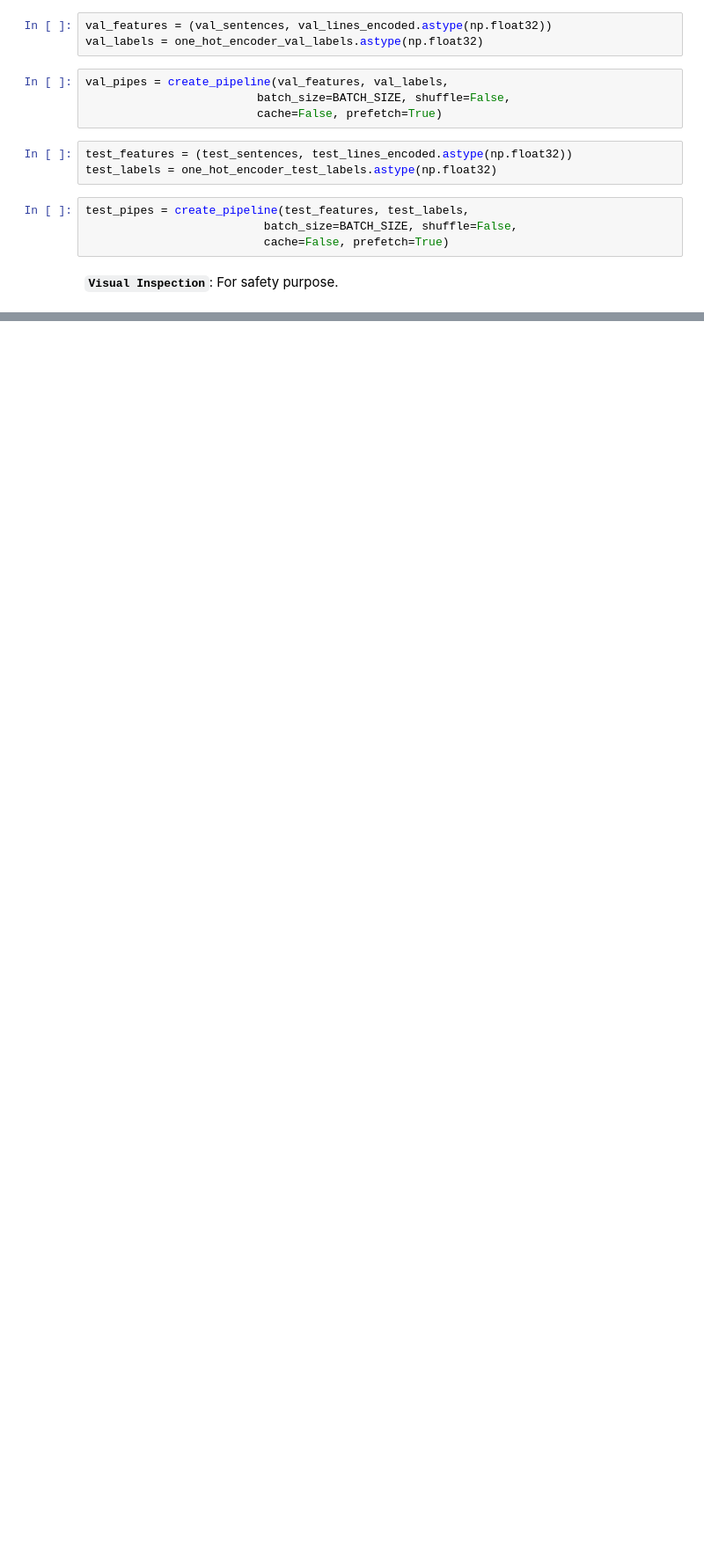
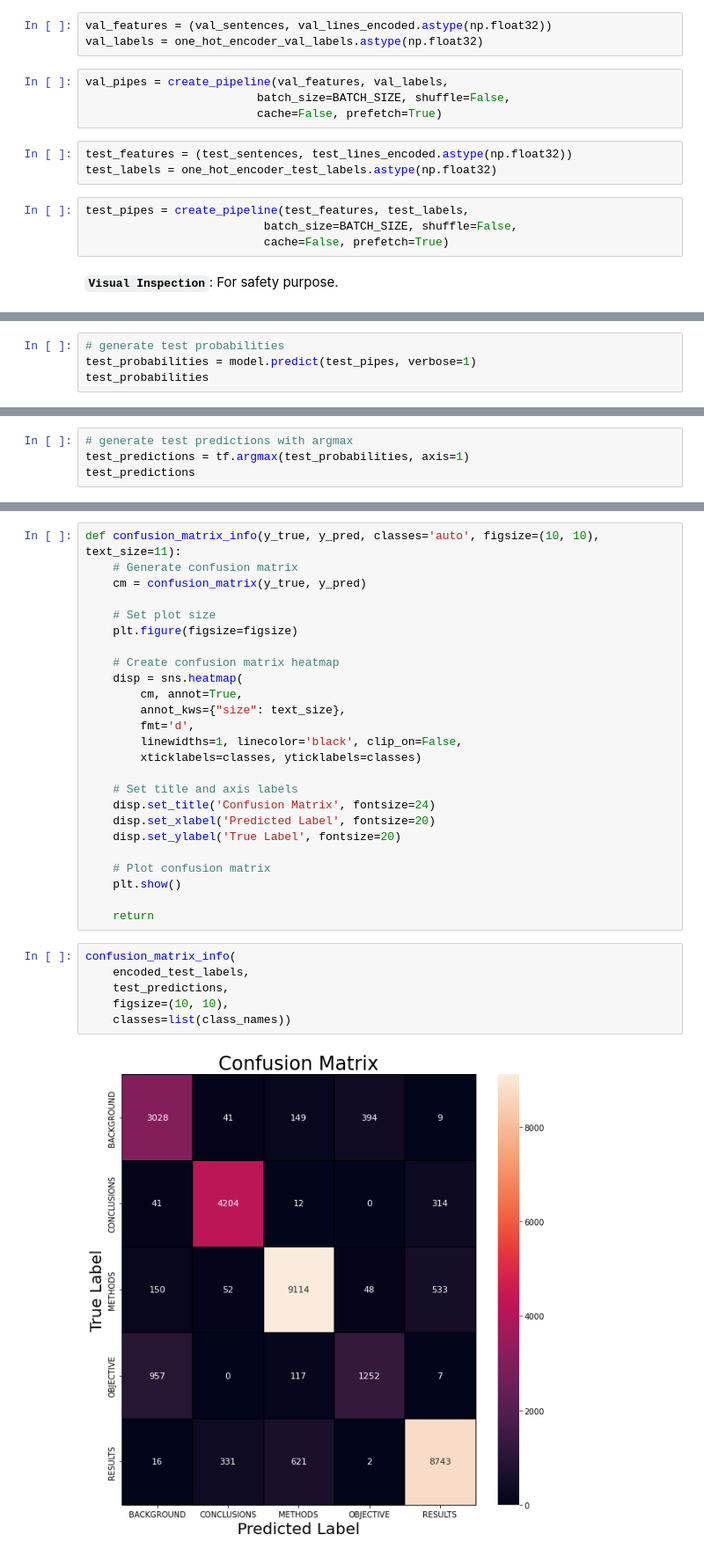
Before and after one commit to nocdoggo/PubMed_Seg_Fine_Tuning, a Jupyter notebook: 01_Data_Loader_Cleanser.ipynb, the cells around one changed output, grey strips where cells are left out. Shown: that part at 88% size. Cells and saved outputs as stored; diff of their text form; blank space fills up the shorter version.

```diff
--- a/01_Data_Loader_Cleanser.ipynb
+++ b/01_Data_Loader_Cleanser.ipynb
@@ -1036,0 +1177,4 @@ model_history = train_model(
+# %%
+# generate test probabilities
+test_probabilities = model.predict(test_pipes, verbose=1)
+test_probabilities
@@ -1036,0 +1200,4 @@ model_history = train_model(
+# %%
+# generate test predictions with argmax
+test_predictions = tf.argmax(test_probabilities, axis=1)
+test_predictions
@@ -1036,0 +1428,33 @@ model_history = train_model(
+# %%
+def confusion_matrix_info(y_true, y_pred, classes='auto', figsize=(10, 10), text_size=11):
+    # Generate confusion matrix
+    cm = confusion_matrix(y_true, y_pred)
+
+    # Set plot size
+    plt.figure(figsize=figsize)
+
+    # Create confusion matrix heatmap
+    disp = sns.heatmap(
+        cm, annot=True,
+        annot_kws={"size": text_size},
+        fmt='d',
+        linewidths=1, linecolor='black', clip_on=False,
+        xticklabels=classes, yticklabels=classes)
+
+    # Set title and axis labels
+    disp.set_title('Confusion Matrix', fontsize=24)
+    disp.set_xlabel('Predicted Label', fontsize=20)
+    disp.set_ylabel('True Label', fontsize=20)
+
+    # Plot confusion matrix
+    plt.show()
+
+    return
+# %%
+confusion_matrix_info(
+    encoded_test_labels,
+    test_predictions,
+    figsize=(10, 10),
+    classes=list(class_names))
+# %% [output]
+[figure, added]
```
Also changed, not shown: parts of 107 cells of this notebook, 6 other files.
